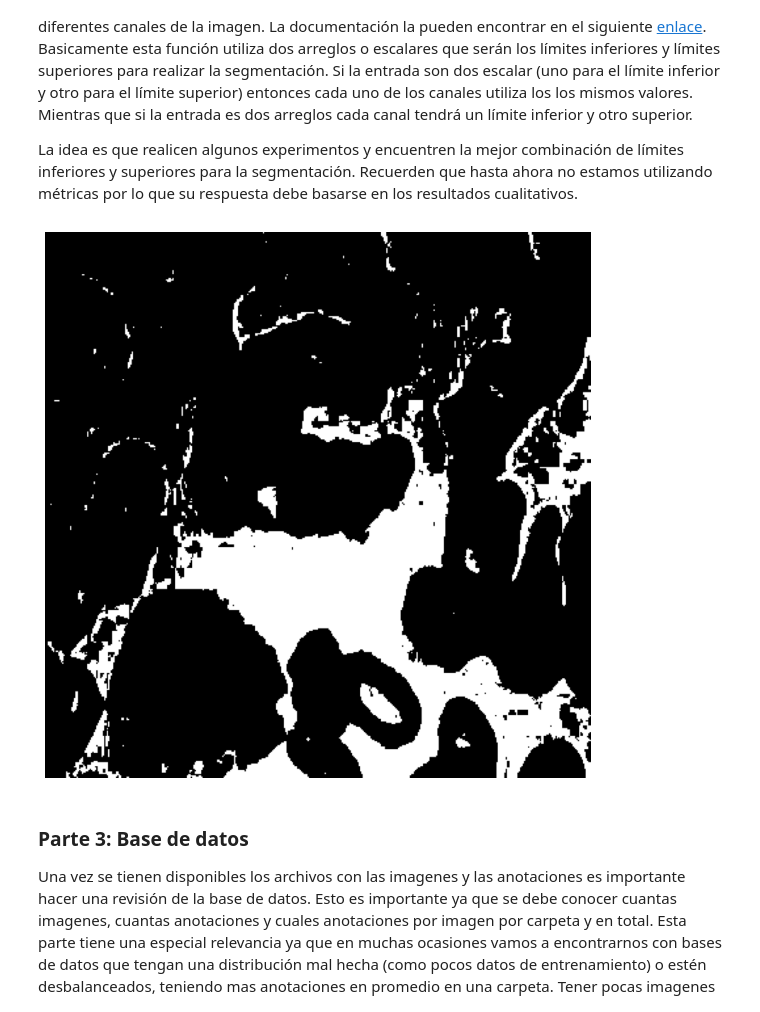
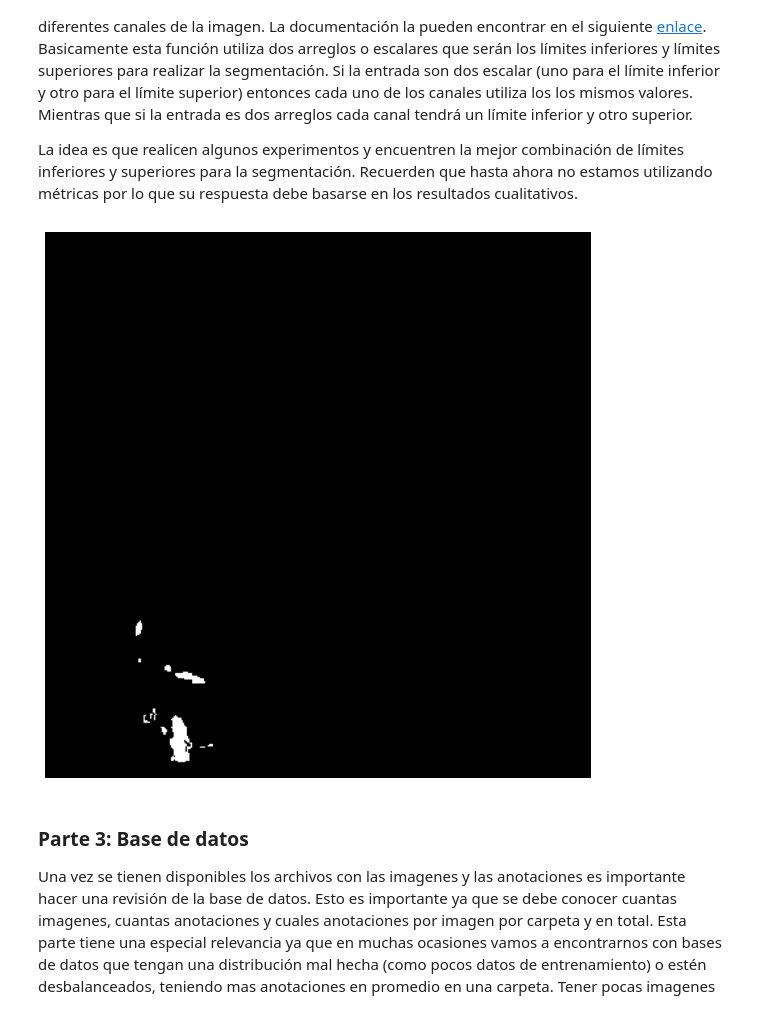
Before and after one commit to AngelicaOrtizB/Mini-proyecto-1, a Jupyter notebook: Entrega 1.ipynb, the cells around one changed output. Cells and saved outputs as stored; diff of their text form; code cells hidden in the pictures.

```diff
--- a/Entrega 1.ipynb
+++ b/Entrega 1.ipynb
@@ -29,9 +29,9 @@ import matplotlib.pyplot as plt
 from skimage.io import imread
 import cv2
 # %%
-list_train = glob.glob('data_mp1/BCCD/train/*.jpg') # variable que tendrá la lista de las imagenes de la carpeta de train
-list_val =  glob.glob('data_mp1/BCCD/valid/*.jpg')  # variable que tendrá la lista de las imagenes de la carpeta de val
-list_test =  glob.glob('data_mp1/BCCD/test/*.jpg')  # variable que tendrá la lista de las imagenes de la carpeta de test
+list_train = glob.glob(os.path.join('data_mp1', 'BCCD', 'train', '*.jpg')) # variable que tendrá la lista de las imagenes de la carpeta de train
+list_val = glob.glob(os.path.join('data_mp1', 'BCCD', 'valid', '*.jpg')) # variable que tendrá la lista de las imagenes de la carpeta de val
+list_test = glob.glob(os.path.join('data_mp1', 'BCCD', 'test', '*.jpg')) # variable que tendrá la lista de las imagenes de la carpeta de test
 # %%
 list_train.sort()
 list_val.sort()
@@ -272,13 +274,13 @@ En el siguiente paso utilizaremos una función llamada [inRange](https://docs.op
 
 La idea es que realicen algunos experimentos y encuentren la mejor combinación de límites inferiores y superiores para la segmentación. Recuerden que hasta ahora no estamos utilizando métricas por lo que su respuesta debe basarse en los resultados cualitativos.
 # %%
-segmentation = cv2.inRange(img, (195, 200, 195), (255, 255, 255))
+segmentation = cv2.inRange(img, (0, 0, 200), (140, 140, 255))
 
 plt.imshow(segmentation, cmap='gray')
 plt.axis('off')
 plt.show()
 # %% [output]
-[figure, old version]
+[figure, new version]
 # %%
 assert np.sum(segmentation) > 0, 'La segmentación es erronea'
 # %% [markdown]
```
Also changed, not shown: parts of 8 cells of this notebook, 1 other file.
